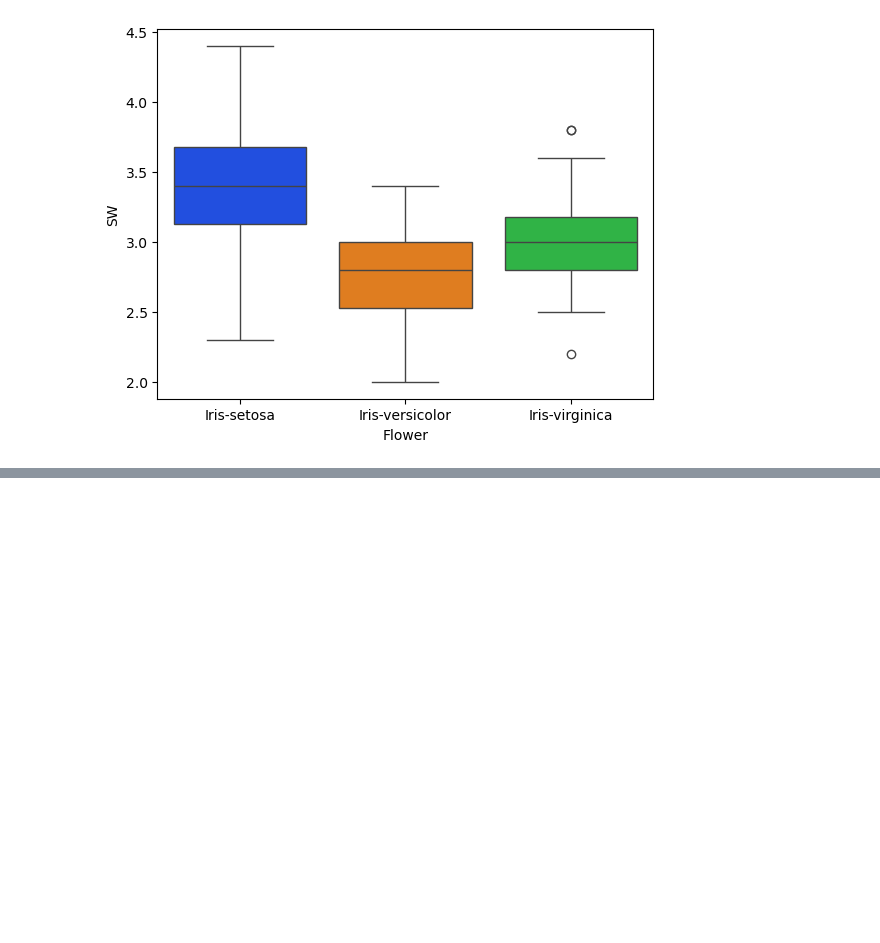
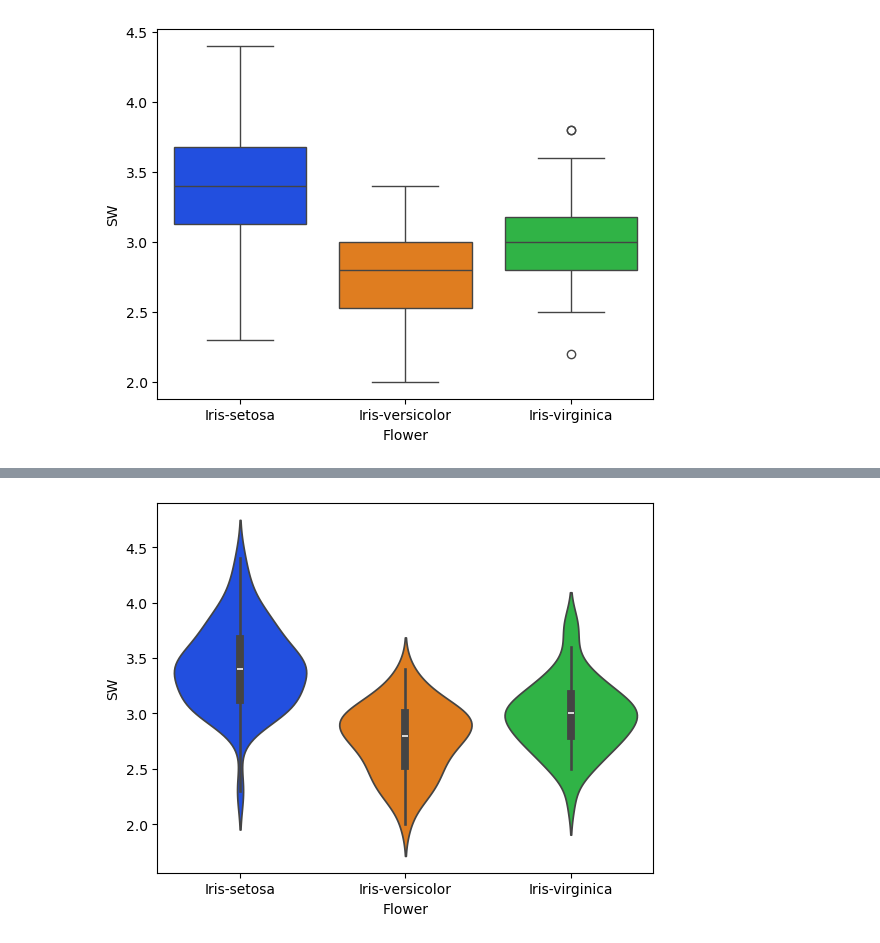
Before and after one commit to musharafaltaf/anacondaPractice, a Jupyter notebook: numpyexample.ipynb, the cells around one changed output, grey strips where cells are left out. Drawn from its saved outputs; the diff is of its cells as text; code cells hidden in the pictures; blank space fills up the shorter version.

```diff
--- a/numpyexample.ipynb
+++ b/numpyexample.ipynb
@@ -1561,0 +1581,5 @@ plt.show()
+# %%
+sns.violinplot(x=iris.Flower,y=iris.SW,palette='bright')
+plt.show()
+# %% [output]
+[figure, added]
```
Also changed, not shown: parts of 7 cells of this notebook.
